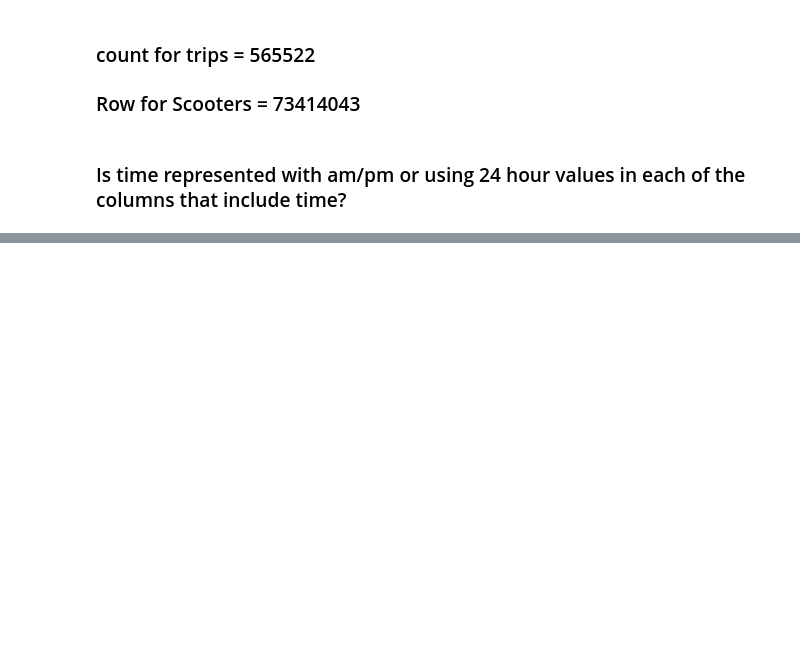
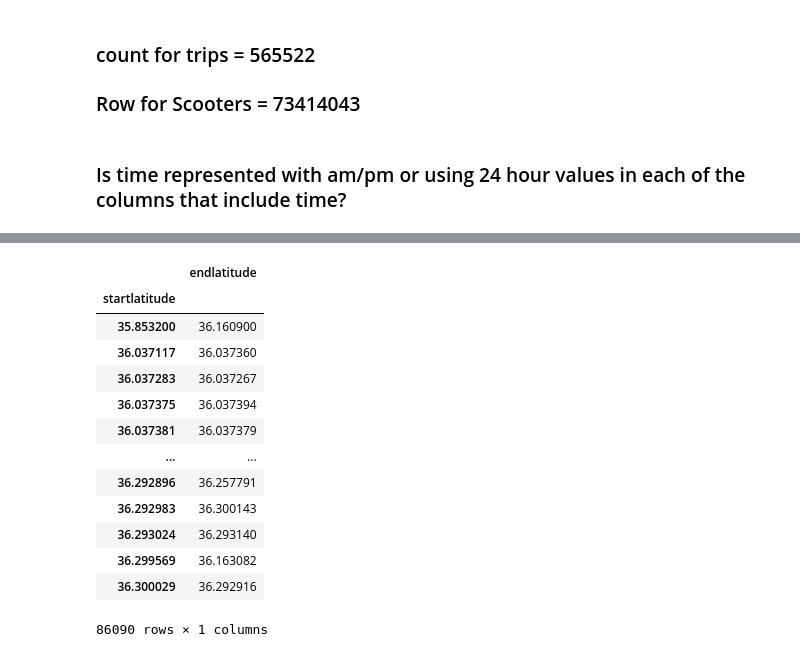
Before and after one commit to NSS-Full-Time-Data-Analytics-11/nashville-scooters-annie, a Jupyter notebook: notebook/Scooters.ipynb, the cells around one changed output, grey strips where cells are left out. Drawn from its saved outputs; the diff is of its cells as text; code cells hidden in the pictures; blank space fills up the shorter version.

```diff
--- a/notebook/Scooters.ipynb
+++ b/notebook/Scooters.ipynb
@@ -132,0 +234,17 @@ MAX DIStance = 31884482.6476
+# %%
+trips_df_grped_df
+# %% [output]
+|  | endlatitude |
+| startlatitude |  |
+| 35.853200 | 36.160900 |
+| 36.037117 | 36.037360 |
+| 36.037283 | 36.037267 |
+| 36.037375 | 36.037394 |
+| 36.037381 | 36.037379 |
+| ... | ... |
+| 36.292896 | 36.257791 |
+| 36.292983 | 36.300143 |
+| 36.293024 | 36.293140 |
+| 36.299569 | 36.163082 |
+| 36.300029 | 36.292916 |
+86090 rows × 1 columns
```
Also changed, not shown: parts of 28 cells of this notebook.
